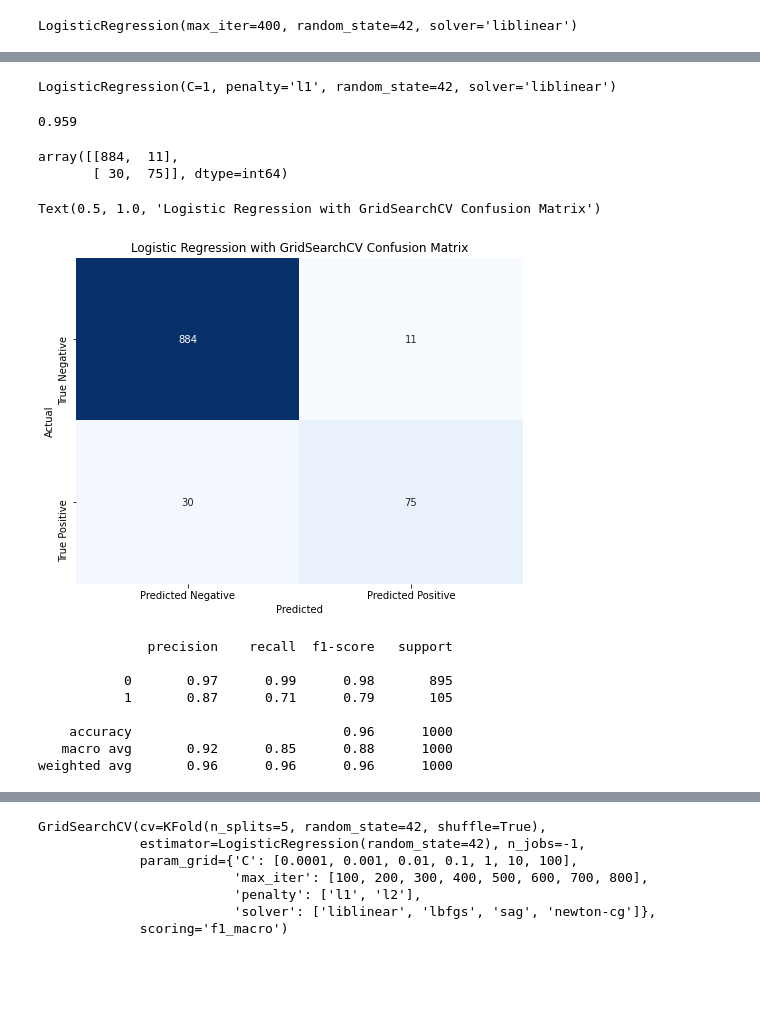
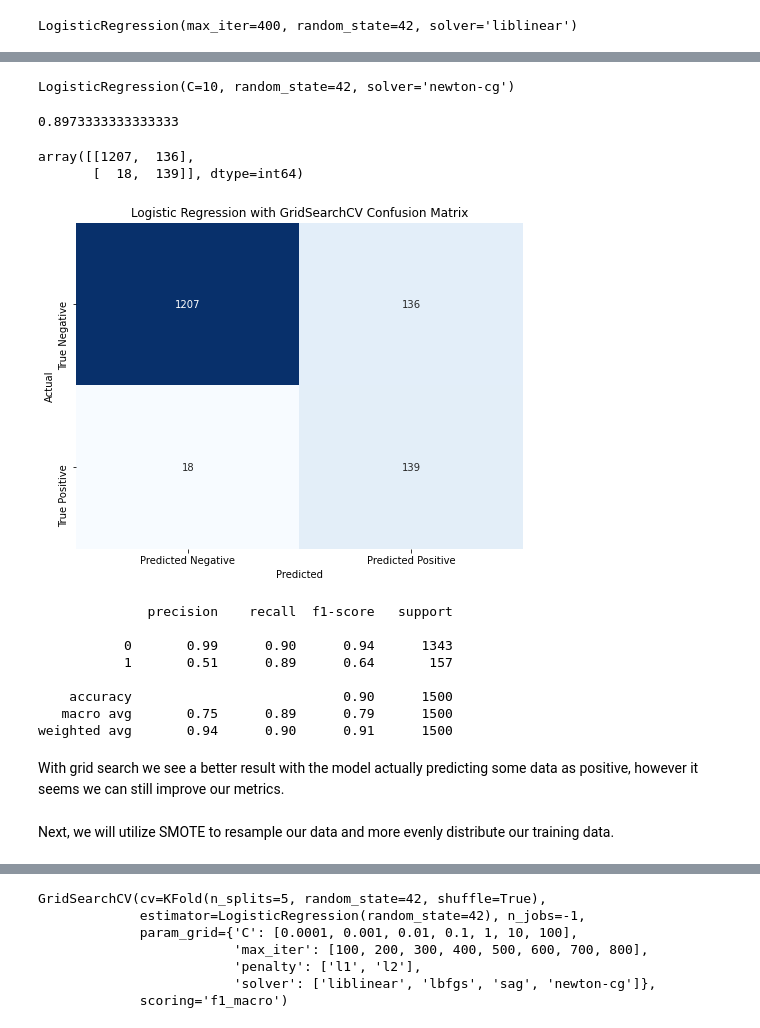
Before and after one commit to chankey1/loan-approval-classification, a Jupyter notebook: index.ipynb, the cells around one changed output, grey strips where cells are left out. Saved outputs shown, nothing was run; the diff lists cells and outputs as text; code cells hidden in the pictures; blank space fills up the shorter version.

```diff
--- a/index.ipynb
+++ b/index.ipynb
@@ -380,4 +370,4 @@ grid_search=GridSearchCV(model,param_grid=params,cv=kf,scoring='accuracy')
 # %%
-grid_search.fit(X_train,y_train)
+logreg_grid_search.fit(X_train,y_train)
 # %% [output]
 Traceback (most recent call last):
@@ -413,30 +403,30 @@ best_params
 # %%
-best_model=grid_search.best_estimator_
-best_model
+logreg_best_model=grid_search.best_estimator_
+logreg_best_model
 # %% [output]
-LogisticRegression(C=1, penalty='l1', random_state=42, solver='liblinear')
+LogisticRegression(C=10, random_state=42, solver='newton-cg')
 # %%
-y_pred_test_grid=best_model.predict(X_test)
+y_pred_logreg_best_model=logreg_best_model.predict(X_test)
 # %%
-accuracy=accuracy_score(y_test,y_pred_test_grid)
+accuracy=accuracy_score(y_test,y_pred_logreg_best_model)
 accuracy
 # %% [output]
-0.959
+0.8973333333333333
-# %%
-conf_matrix=confusion_matrix(y_test,y_pred_test_grid)
-conf_matrix
-# %% [output]
-array([[884,  11],
-       [ 30,  75]], dtype=int64)
+# %%
+logreg_best_model_conf_matrix=confusion_matrix(y_test,y_pred_logreg_best_model)
+logreg_best_model_conf_matrix
+# %% [output]
+array([[1207,  136],
+       [  18,  139]], dtype=int64)
 # %%
 plt.figure(figsize=(8,6))
-sns.heatmap(conf_matrix, annot=True, fmt='d', cmap='Blues', cbar=False,
+sns.heatmap(logreg_best_model_conf_matrix, annot=True, fmt='d', cmap='Blues', cbar=False,
             xticklabels=['Predicted Negative', 'Predicted Positive'],
             yticklabels=['True Negative', 'True Positive'])
 plt.xlabel('Predicted')
 plt.ylabel('Actual')
 plt.title('Logistic Regression with GridSearchCV Confusion Matrix')
+plt.savefig('images/logreg__grid_conf_matrix.png')
 # %% [output]
-Text(0.5, 1.0, 'Logistic Regression with GridSearchCV Confusion Matrix')
-[figure, old version]
+[figure, new version]
 # %%
@@ -444,14 +434,18 @@ report=classification_report(y_test,y_pred_test_grid)
 # %%
-print(report)
+print(logreg_best_model_report)
 # %% [output]
               precision    recall  f1-score   support
 
-           0       0.97      0.99      0.98       895
-           1       0.87      0.71      0.79       105
+           0       0.99      0.90      0.94      1343
+           1       0.51      0.89      0.64       157
 
-    accuracy                           0.96      1000
-   macro avg       0.92      0.85      0.88      1000
-weighted avg       0.96      0.96      0.96      1000
+    accuracy                           0.90      1500
+   macro avg       0.75      0.89      0.79      1500
+weighted avg       0.94      0.90      0.91      1500
+# %% [markdown]
+With grid search we see a better result with the model actually predicting some data as positive, however it seems we can still improve our metrics.
+# %% [markdown]
+Next, we will utilize SMOTE to resample our data and more evenly distribute our training data.
 # %%
 from imblearn.over_sampling import SMOTE
 
```
Also changed, not shown: parts of 97 cells of this notebook, 11 other files.
